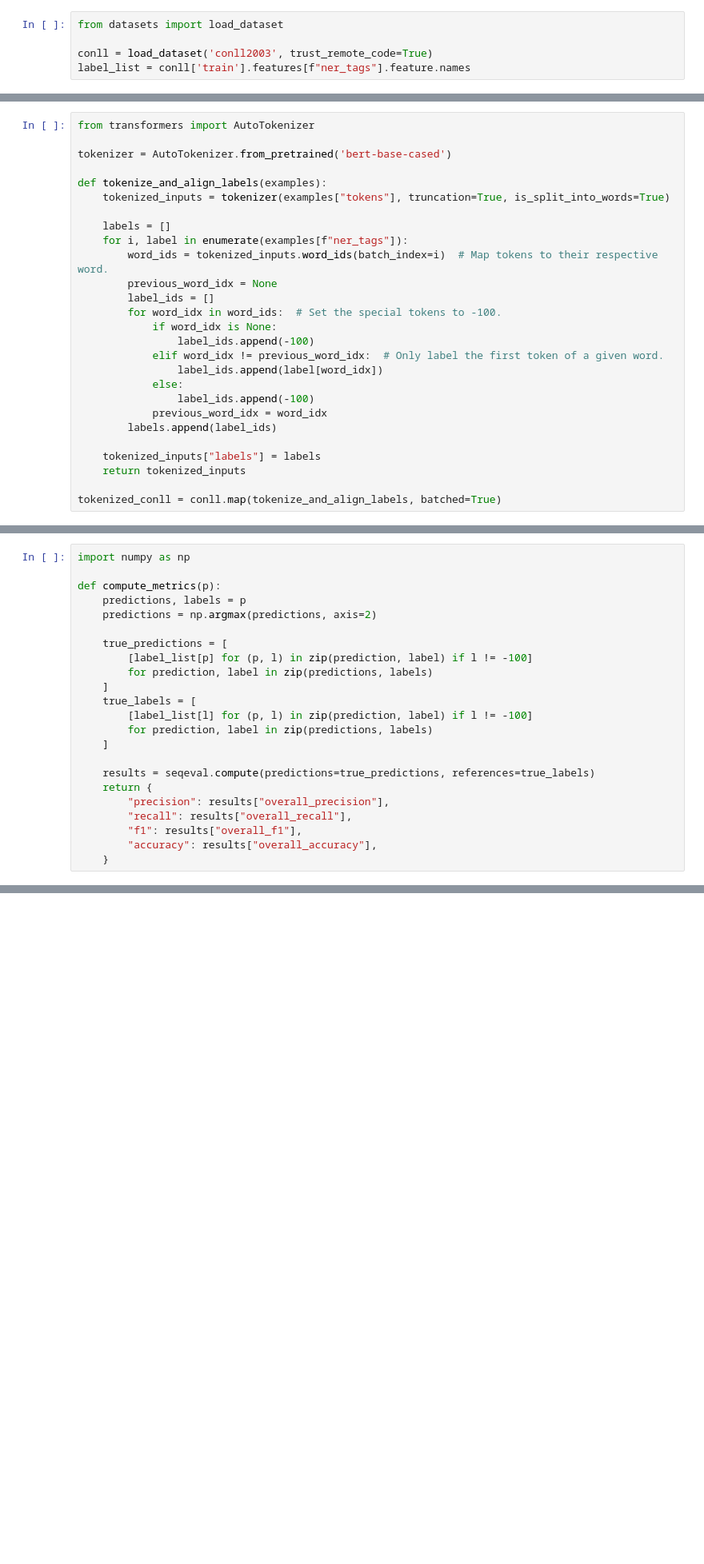
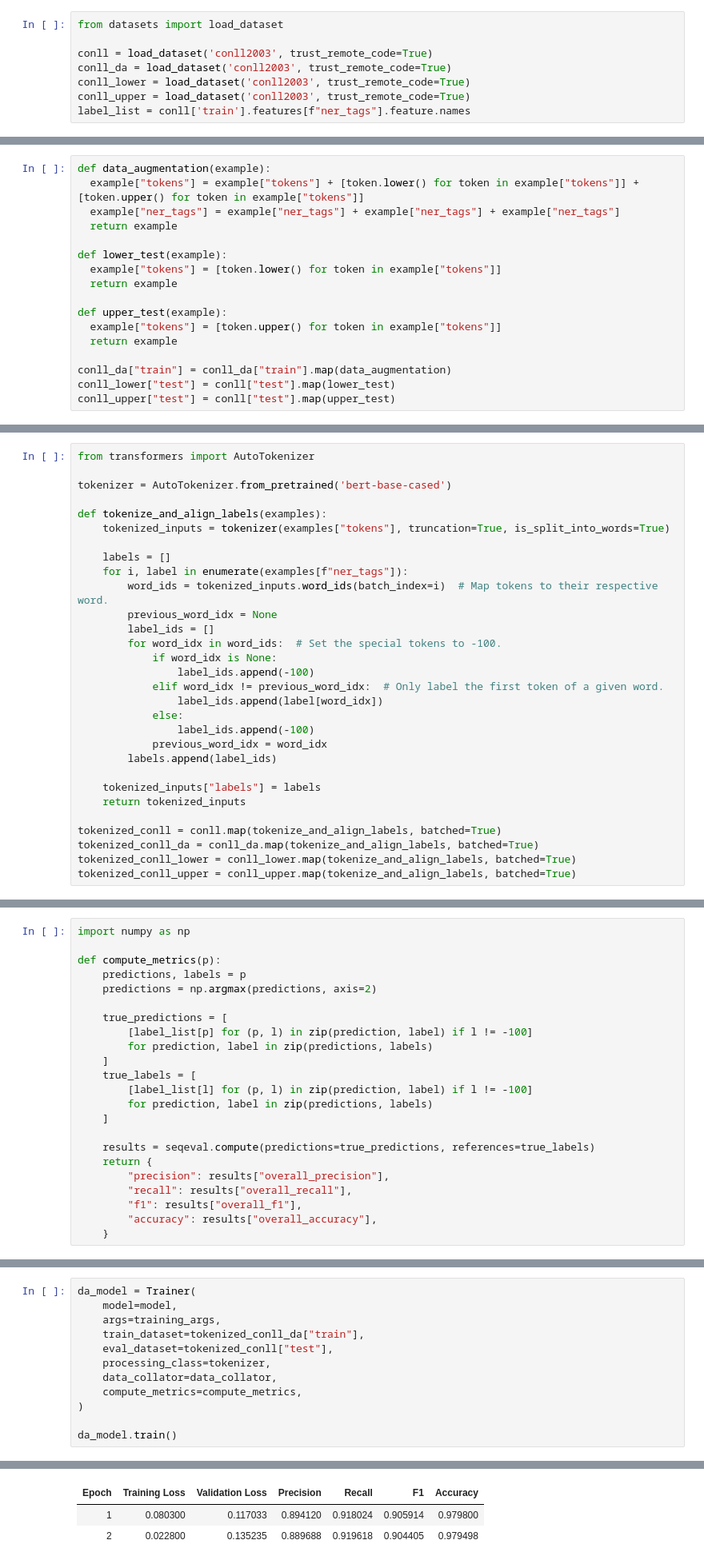
Before and after one commit to kaitab/uncap_ner, a Jupyter notebook: models/eng.ipynb, the cells around one changed output, grey strips where cells are left out. Shown at 80% size. Drawn from its saved outputs; the diff is of its cells as text; blank space fills up the shorter version.

Commit message:
Data augmentation

```diff
--- a/models/eng.ipynb
+++ b/models/eng.ipynb
@@ -2,4 +38,7 @@
 from datasets import load_dataset
 
 conll = load_dataset('conll2003', trust_remote_code=True)
+conll_da = load_dataset('conll2003', trust_remote_code=True)
+conll_lower = load_dataset('conll2003', trust_remote_code=True)
+conll_upper = load_dataset('conll2003', trust_remote_code=True)
 label_list = conll['train'].features[f"ner_tags"].feature.names
@@ -5,0 +51,17 @@ label_list = conll['train'].features[f"ner_tags"].feature.names
+# %%
+def data_augmentation(example):
+  example["tokens"] = example["tokens"] + [token.lower() for token in example["tokens"]] + [token.upper() for token in example["tokens"]]
+  example["ner_tags"] = example["ner_tags"] + example["ner_tags"] + example["ner_tags"]
+  return example
+
+def lower_test(example):
+  example["tokens"] = [token.lower() for token in example["tokens"]]
+  return example
+
+def upper_test(example):
+  example["tokens"] = [token.upper() for token in example["tokens"]]
+  return example
+
+conll_da["train"] = conll_da["train"].map(data_augmentation)
+conll_lower["test"] = conll["test"].map(lower_test)
+conll_upper["test"] = conll["test"].map(upper_test)
@@ -30,6 +103,9 @@ def tokenize_and_align_labels(examples):
     return tokenized_inputs
 
 tokenized_conll = conll.map(tokenize_and_align_labels, batched=True)
+tokenized_conll_da = conll_da.map(tokenize_and_align_labels, batched=True)
+tokenized_conll_lower = conll_lower.map(tokenize_and_align_labels, batched=True)
+tokenized_conll_upper = conll_upper.map(tokenize_and_align_labels, batched=True)
 # %%
 from transformers import DataCollatorForTokenClassification
 import evaluate
@@ -101,0 +184,13 @@ trainer.train()
+# %%
+da_model = Trainer(
+    model=model,
+    args=training_args,
+    train_dataset=tokenized_conll_da["train"],
+    eval_dataset=tokenized_conll["test"],
+    processing_class=tokenizer,
+    data_collator=data_collator,
+    compute_metrics=compute_metrics,
+)
+
+da_model.train()
+# %% [output]
@@ -101,0 +198,3 @@ trainer.train()
+| Epoch | Training Loss | Validation Loss | Precision | Recall | F1 | Accuracy |
+| 1 | 0.080300 | 0.117033 | 0.894120 | 0.918024 | 0.905914 | 0.979800 |
+| 2 | 0.022800 | 0.135235 | 0.889688 | 0.919618 | 0.904405 | 0.979498 |
```
Also changed, not shown: parts of 10 cells of this notebook.
